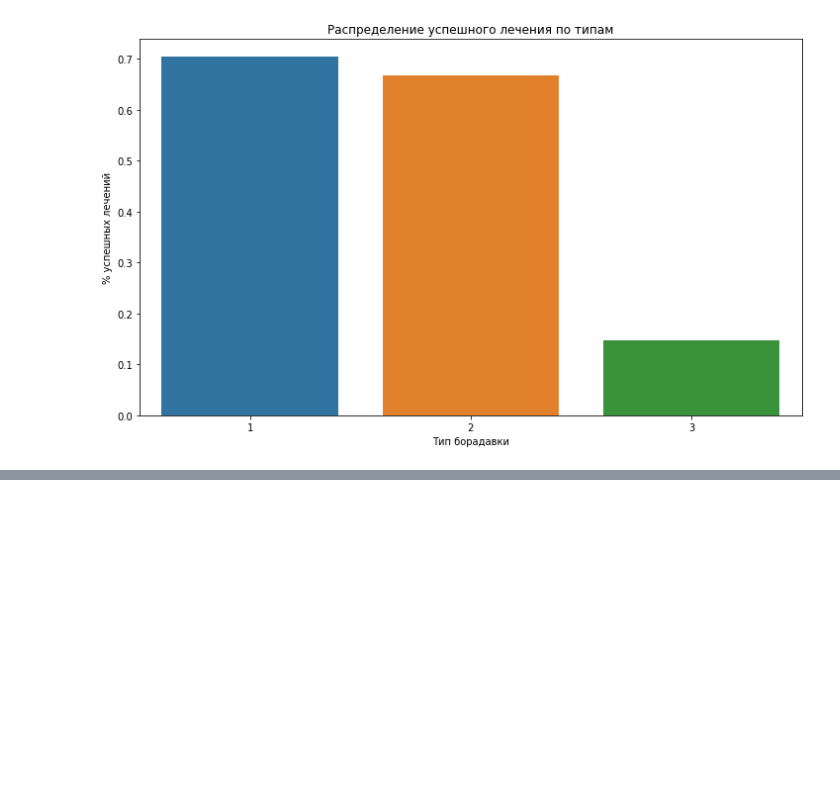
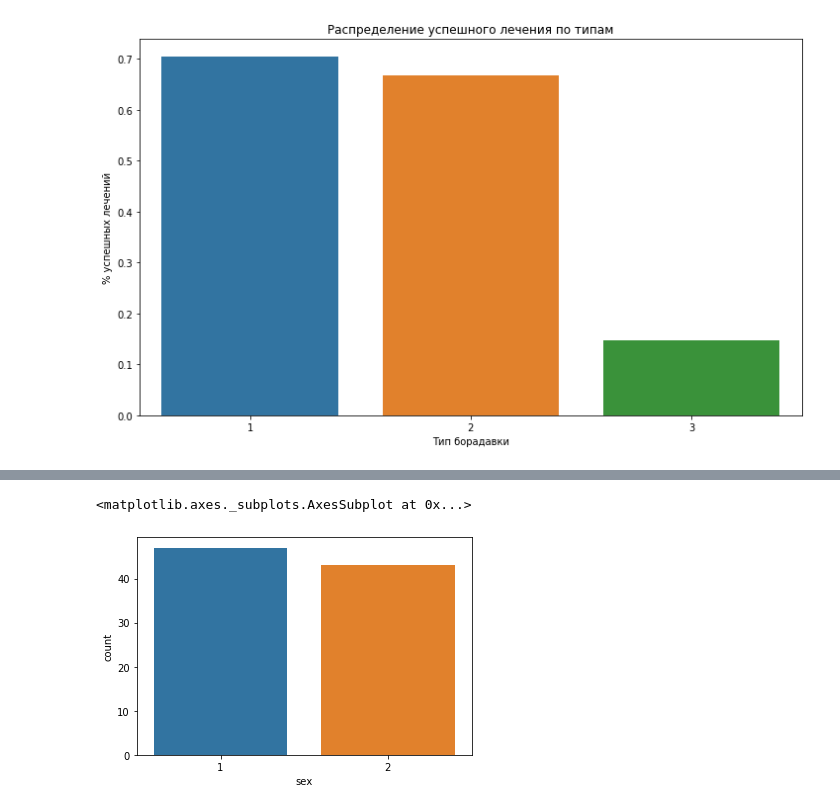
Before and after one commit to Kharlamov-Vladislav/bioinf-statistics, a Jupyter notebook: Homeworks 2/Q2.ipynb, the cells around one changed output, grey strips where cells are left out. Saved outputs shown, nothing was run; the diff lists cells and outputs as text; code cells hidden in the pictures; blank space fills up the shorter version.

```diff
--- a/Homeworks 2/Q2.ipynb
+++ b/Homeworks 2/Q2.ipynb
@@ -78,0 +109,5 @@ print('Дверительный интервал для борадавок вт
+# %%
+sns.countplot(df['sex'])
+# %% [output]
+<matplotlib.axes._subplots.AxesSubplot at 0x...>
+[figure, added]
```
Also changed, not shown: parts of 22 cells of this notebook, 2 other files.
